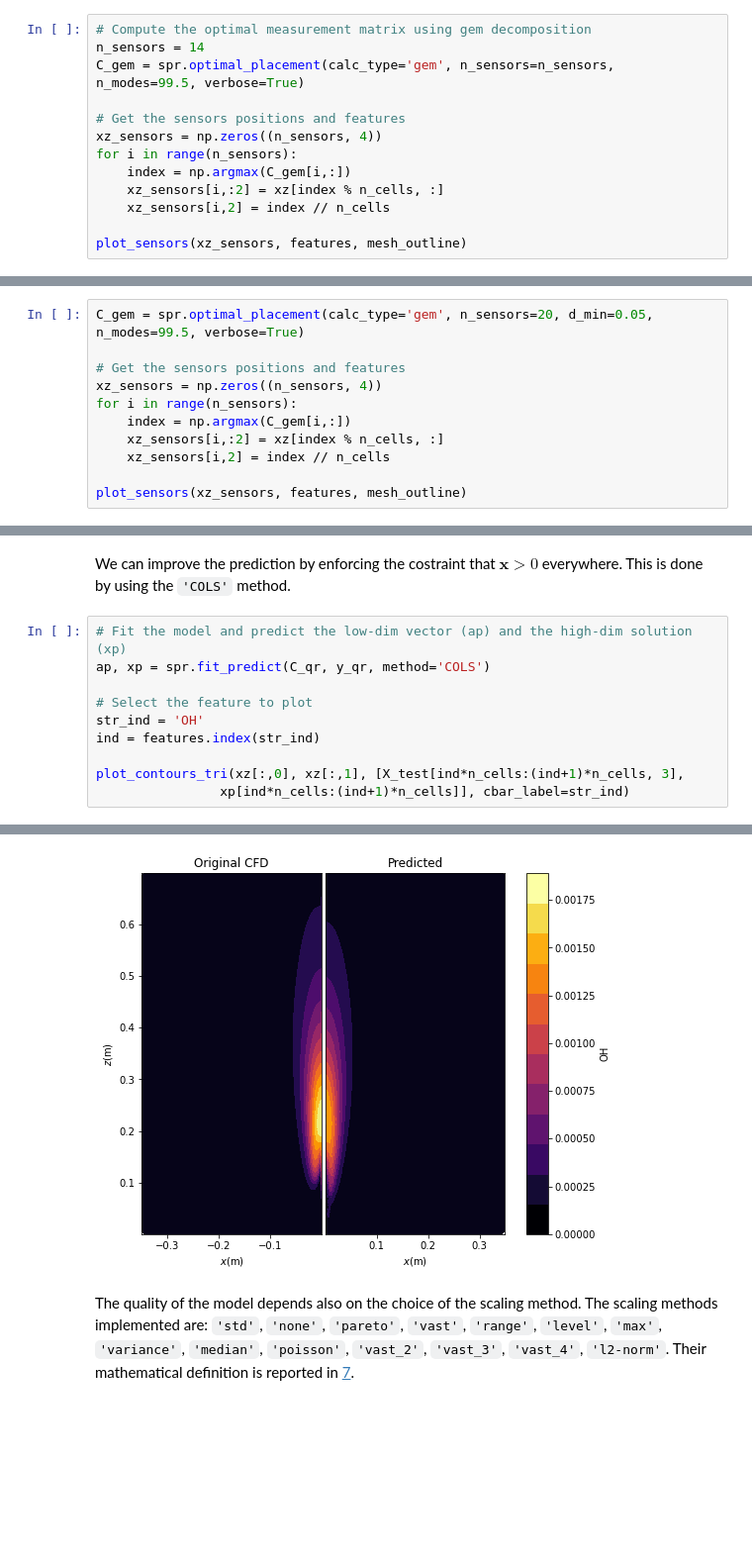
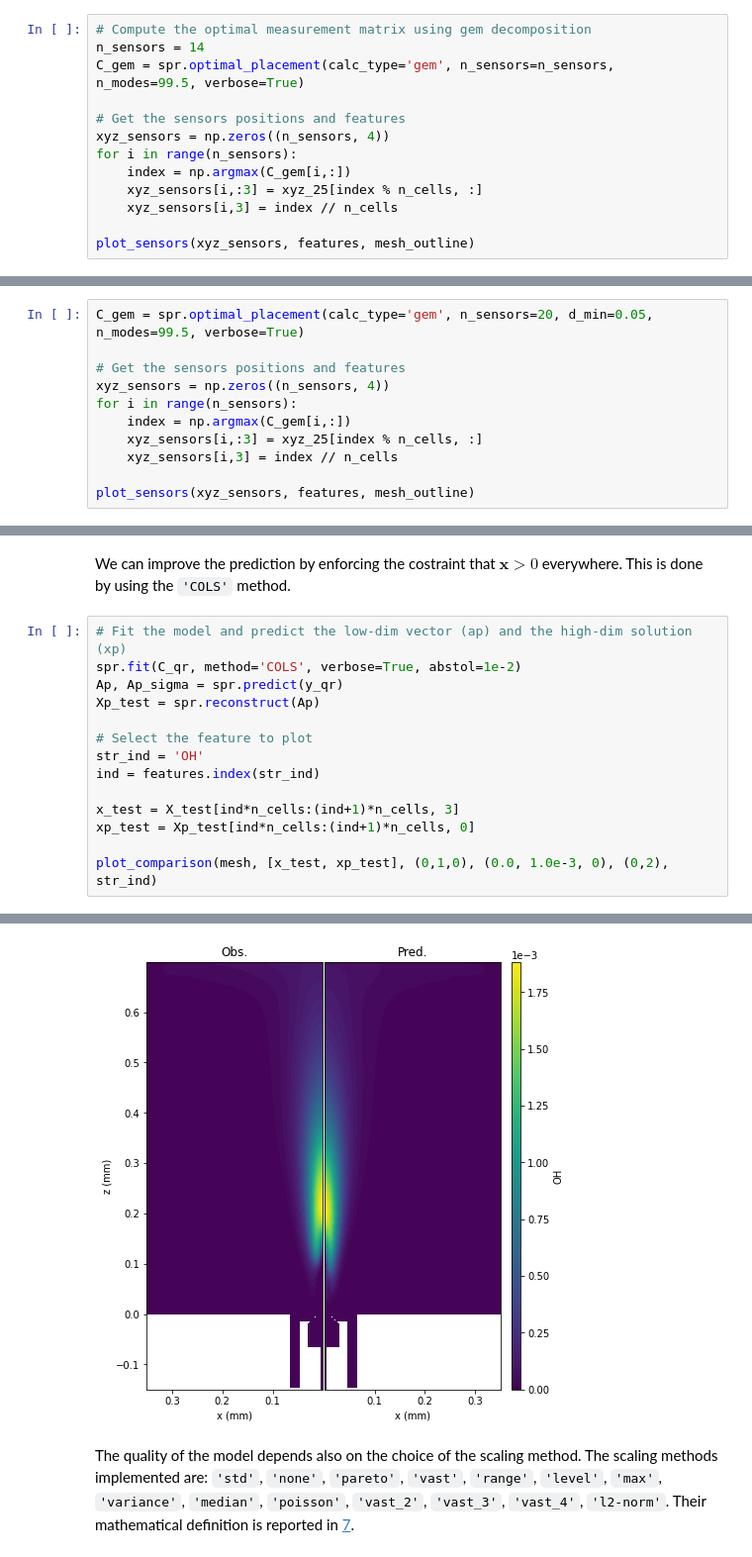
Before and after one commit to burn-research/OpenMEASURE, a Jupyter notebook: docs/sparse_sensing_doc.ipynb, the cells around one changed output, grey strips where cells are left out. Shown at 99% size. Saved outputs shown, nothing was run; the diff lists cells and outputs as text; blank space fills up the shorter version.

```diff
--- a/docs/sparse_sensing_doc.ipynb
+++ b/docs/sparse_sensing_doc.ipynb
@@ -279,13 +273,13 @@ n_sensors = 14
 C_gem = spr.optimal_placement(calc_type='gem', n_sensors=n_sensors, n_modes=99.5, verbose=True)
 
 # Get the sensors positions and features
-xz_sensors = np.zeros((n_sensors, 4))
+xyz_sensors = np.zeros((n_sensors, 4))
 for i in range(n_sensors):
     index = np.argmax(C_gem[i,:])
-    xz_sensors[i,:2] = xz[index % n_cells, :]
-    xz_sensors[i,2] = index // n_cells
+    xyz_sensors[i,:3] = xyz_25[index % n_cells, :]
+    xyz_sensors[i,3] = index // n_cells
 
-plot_sensors(xz_sensors, features, mesh_outline)
+plot_sensors(xyz_sensors, features, mesh_outline)
 # %% [output]
 ----------------------------------------------------------------------
  # sensors  sigma^2 y  sigma^2 y|a    Htot
@@ -311,13 +305,13 @@ The placement and choice of sensors is similar to the QRCP choice. However, the
 C_gem = spr.optimal_placement(calc_type='gem', n_sensors=20, d_min=0.05, n_modes=99.5, verbose=True)
 
 # Get the sensors positions and features
-xz_sensors = np.zeros((n_sensors, 4))
+xyz_sensors = np.zeros((n_sensors, 4))
 for i in range(n_sensors):
     index = np.argmax(C_gem[i,:])
-    xz_sensors[i,:2] = xz[index % n_cells, :]
-    xz_sensors[i,2] = index // n_cells
+    xyz_sensors[i,:3] = xyz_25[index % n_cells, :]
+    xyz_sensors[i,3] = index // n_cells
 
-plot_sensors(xz_sensors, features, mesh_outline)
+plot_sensors(xyz_sensors, features, mesh_outline)
 # %% [output]
 ----------------------------------------------------------------------
  # sensors  sigma^2 y  sigma^2 y|a    Htot
@@ -364,12 +418,16 @@ plot_contours_tri(xz[:,0], xz[:,1], [X_test[ind*n_cells:(ind+1)*n_cells, 3],
 We can improve the prediction by enforcing the costraint that $\mathbf{x} > 0 $ everywhere. This is done by using the `'COLS'` method.
 # %%
 # Fit the model and predict the low-dim vector (ap) and the high-dim solution (xp)
-ap, xp = spr.fit_predict(C_qr, y_qr, method='COLS')
+spr.fit(C_qr, method='COLS', verbose=True, abstol=1e-2)
+Ap, Ap_sigma = spr.predict(y_qr)
+Xp_test = spr.reconstruct(Ap)
 
 # Select the feature to plot
 str_ind = 'OH'
 ind = features.index(str_ind)
 
-plot_contours_tri(xz[:,0], xz[:,1], [X_test[ind*n_cells:(ind+1)*n_cells, 3],
-                xp[ind*n_cells:(ind+1)*n_cells]], cbar_label=str_ind)
+x_test = X_test[ind*n_cells:(ind+1)*n_cells, 3]
+xp_test = Xp_test[ind*n_cells:(ind+1)*n_cells, 0]
+
+plot_comparison(mesh, [x_test, xp_test], (0,1,0), (0.0, 1.0e-3, 0), (0,2), str_ind)
 # %% [output]
@@ -376,4 +451,4 @@ plot_contours_tri(xz[:,0], xz[:,1], [X_test[ind*n_cells:(ind+1)*n_cells, 3],
-[figure, old version]
+[figure, new version]
 # %% [markdown]
 The quality of the model depends also on the choice of the scaling method. The scaling methods implemented are: `'std'`, `'none'`, `'pareto'`, `'vast'`, `'range'`, `'level'`, `'max'`, `'variance'`, `'median'`, `'poisson'`, `'vast_2'`, `'vast_3'`, `'vast_4'`, `'l2-norm'`. Their mathematical definition is reported in [7](https://pcafold.readthedocs.io/en/latest/user/data-preprocessing.html).
 # %%
```
Also changed, not shown: parts of 11 cells of this notebook, 6 other files.
